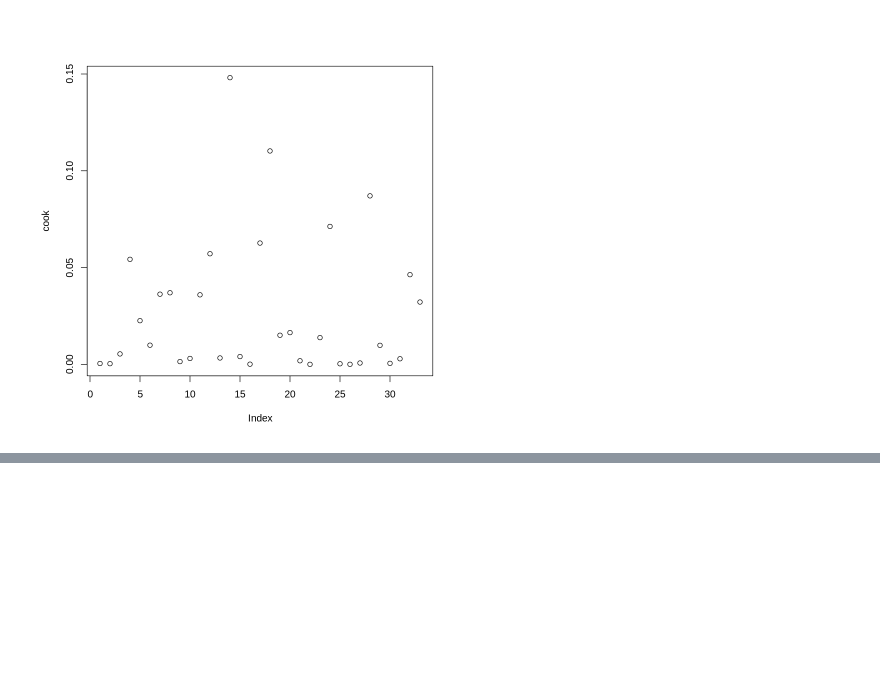
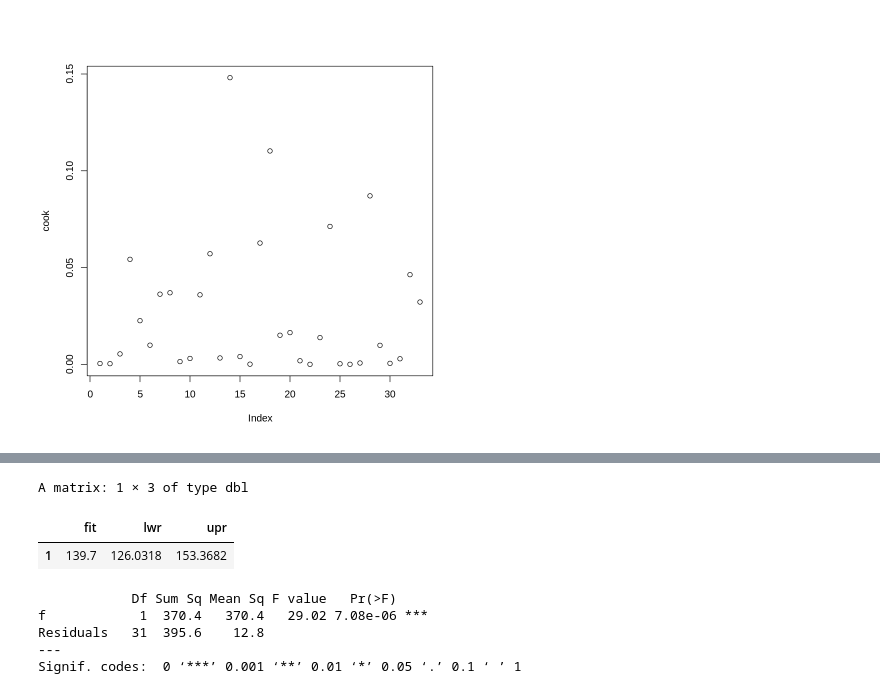
Before and after one commit to tontantip/DADS6001-Applied-statistics, a Jupyter notebook: in class/Reg1.ipynb, the cells around one changed output, grey strips where cells are left out. Saved outputs shown, nothing was run; the diff lists cells and outputs as text; code cells hidden in the pictures; blank space fills up the shorter version.

```diff
--- a/in class/Reg1.ipynb
+++ b/in class/Reg1.ipynb
@@ -447,0 +480,37 @@ model <- lm(forearm ~ height, data = data_test)
+# %%
+age <- c(4,3,2,4,3,5,5,4,2,3)
+cost <- c(148,145,128,143,133,159,154,142,118,127)
+data_table <- data.frame(age, cost)
+model <- lm(cost ~ age, data = data_table)
+## สร้าง prediction
+new_data <- data.frame(age = 3.5)
+prediction <- predict(model, newdata = new_data, interval = "prediction")
+prediction
+# %% [output]
+A matrix: 1 × 3 of type dbl
+|  | fit | lwr | upr |
+| 1 | 139.7 | 126.0318 | 153.3682 |
+# %%
+h <- c(
+    165.8, 169.8, 170.7, 170.9, 157.5, 165.9, 158.7, 166.0, 158.7,
+    161.5, 167.3, 167.4, 159.2, 170.0, 166.3, 169.0, 156.2,
+    159.6, 155.0, 161.1, 170.3, 167.8, 163.1, 165.8, 175.4,
+    159.8, 166.0, 161.2, 160.4, 164.3, 165.5, 167.2, 167.2
+)
+
+# 2. สร้าง Vector สำหรับข้อมูล 'Forearm (cm.)'
+f <- c(
+    28.1, 29.1, 29.5, 28.2, 27.3, 29.0, 27.8, 26.9, 27.1,
+    27.8, 27.3, 30.1, 27.3, 30.9, 28.8, 28.8, 25.6,
+    25.4, 26.6, 26.6, 29.3, 28.6, 26.9, 26.3, 30.1,
+    27.1, 28.1, 29.2, 27.8, 27.8, 28.6, 27.1, 29.7)
+
+data_table <- data.frame(h,f)
+model <- aov(h~f, data = data_table)
+summary(model)
+# %% [output]
+            Df Sum Sq Mean Sq F value   Pr(>F)
+f            1  370.4   370.4   29.02 7.08e-06 ***
+Residuals   31  395.6    12.8
+---
+Signif. codes:  0 ‘***’ 0.001 ‘**’ 0.01 ‘*’ 0.05 ‘.’ 0.1 ‘ ’ 1
```
Also changed, not shown: parts of 6 cells of this notebook.
